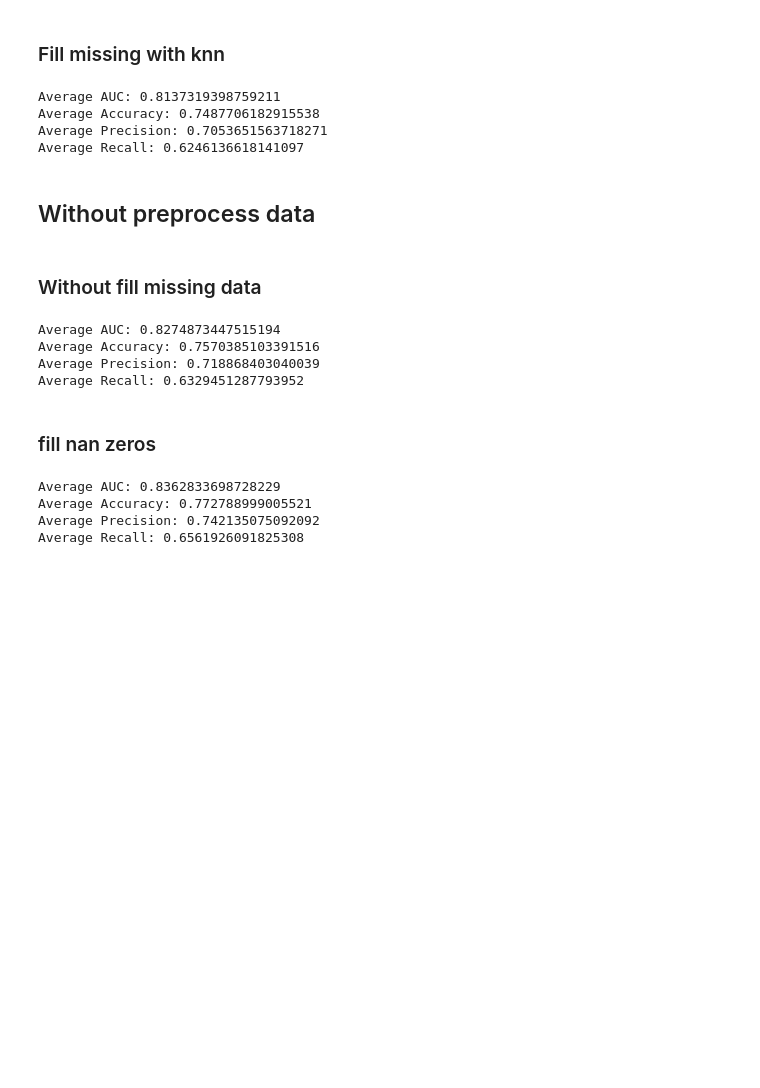
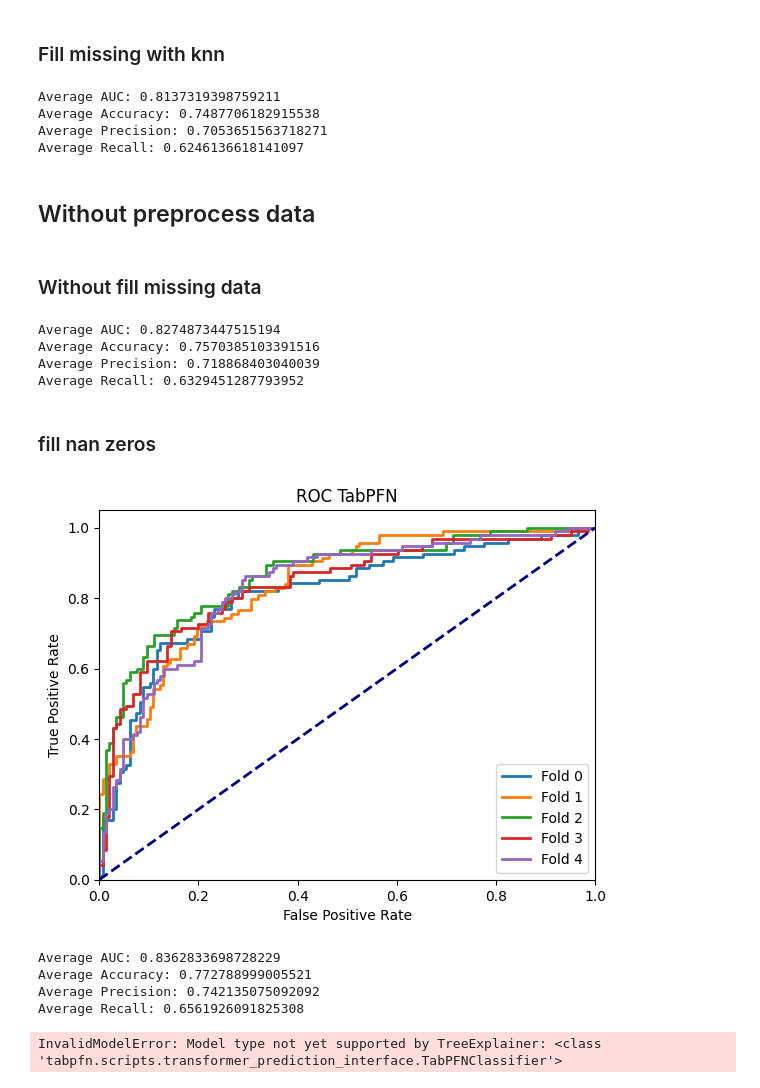
Before and after one commit to BuiHoangTu/hust.year2023.PredictingRiskDiabeticKetoacidosis-associatedKidneyInjury, a Jupyter notebook: archived_notebooks_limited-new/TabPFNClassifier/tabular-model_TabPFNClassifier_last.ipynb, the cells around one changed output. Cells and saved outputs as stored; diff of their text form; code cells hidden in the pictures; blank space fills up the shorter version.

```diff
--- a/archived_notebooks_limited-new/TabPFNClassifier/tabular-model_TabPFNClassifier_last.ipynb
+++ b/archived_notebooks_limited-new/TabPFNClassifier/tabular-model_TabPFNClassifier_last.ipynb
@@ -114,11 +114,10 @@ def trainValTest():
 # %% [markdown]
 ## Define model
 # %%
-how = "first"
+how = "last"
 
 
 def createModel(autoProcess=True):
     from tabpfn import TabPFNClassifier
 
     return TabPFNClassifier(device="cuda", N_ensemble_configurations=64, no_preprocess_mode=not autoProcess)
-createModel()
@@ -289,7 +282,12 @@ Average Recall: 0.6329451287793952
 # %% [markdown]
 ### fill nan zeros
 # %%
-from utils.prepare_data import encodeCategoricalData
+import joblib
+from matplotlib import pyplot as plt
+from constants import TEMP_PATH
+from utils.class_voter import ModelWrapper
+from utils.prepare_data import NormalizeData, encodeCategoricalData
+from sklearn.metrics import accuracy_score, precision_score, recall_score, roc_auc_score, roc_curve
 
 
 accuracy_score_list_val_knn = []
@@ -297,36 +295,64 @@ precision_score_list_val_knn = []
 recall_score_list_val_knn = []
 auc_score_list_val_knn = []
 metric_dic_list_val_knn = []
-for trainPatients, testPatients in trainTest():
+
+models = []
+
+plt.figure()
+
+for i, (trainPatients, testPatients) in enumerate(trainTest()):
     dfTrain = trainPatients.getMeasuresBetween(
         pd.Timedelta(hours=-6), pd.Timedelta(hours=24), how, getUntilAkiPositive=True
     )
     dfTrain = dfTrain.drop(columns=idColumns)
 
     dfTest = testPatients.getMeasuresBetween(
         pd.Timedelta(hours=-6), pd.Timedelta(hours=24), how, getUntilAkiPositive=True
     )
     dfTest = dfTest.drop(columns=idColumns)
 
     dfTrain, dfTest, _ = encodeCategoricalData(dfTrain, dfTest)
 
     X_train = dfTrain.drop(columns=[labelColumn])
     y_train = dfTrain[labelColumn]
 
     X_test = dfTest.drop(columns=[labelColumn])
     y_test = dfTest[labelColumn]
 
     X_train = X_train.fillna(0)
     X_test = X_test.fillna(0)
 
     model = createModel()
     model.fit(X_train, y_train)
 
     y_pred = model.predict(X_test)
     y_pred_proba = model.predict_proba(X_test)[:, 1]  # For AUC
 
+    models.append(model)
+
     accuracy_score_list_val_knn.append(accuracy_score(y_test, y_pred))
     precision_score_list_val_knn.append(precision_score(y_test, y_pred))
     recall_score_list_val_knn.append(recall_score(y_test, y_pred))
     auc_score_list_val_knn.append(roc_auc_score(y_test, y_pred_proba))
+
+    fpr, tpr, thresholds = roc_curve(y_test, y_pred_proba)
+    roc_auc = roc_auc_score(y_test, y_pred_proba)
+    plt.plot(fpr, tpr, lw=2, label=f"Fold {i}")
+
+    # encoder = NormalizeData(encodeNumeric=False)
+    # encoder.fit(X_train)
+    # mw = ModelWrapper(model, encoder)
+
+    # joblib.dump(mw, TEMP_PATH / f"tabpfn_last_{len(models) - 1}.pkl")
+
+plt.plot([0, 1], [0, 1], linestyle="--", color="navy", lw=2)
+plt.xlim([0.0, 1.0])
+plt.ylim([0.0, 1.05])
+plt.xlabel("False Positive Rate")
+plt.ylabel("True Positive Rate")
+plt.title("ROC TabPFN")
+plt.legend(loc="lower right")
+plt.show()
+# %% [output]
+[figure, added]
 # %%
@@ -339,3 +367,13 @@ Average AUC: 0.8362833698728229
 Average Accuracy: 0.772788999005521
 Average Precision: 0.742135075092092
 Average Recall: 0.6561926091825308
+# %%
+import shap
+
+
+explainingX = X_test.sample(100)
+
+explainer = shap.Explainer(model.predict, X_train)
+shape_values = explainer(explainingX)
+# %% [output]
+InvalidModelError: Model type not yet supported by TreeExplainer: <class 'tabpfn.scripts.transformer_prediction_interface.TabPFNClassifier'>
```
Also changed, not shown: parts of 9 cells of this notebook, 3 other files.
